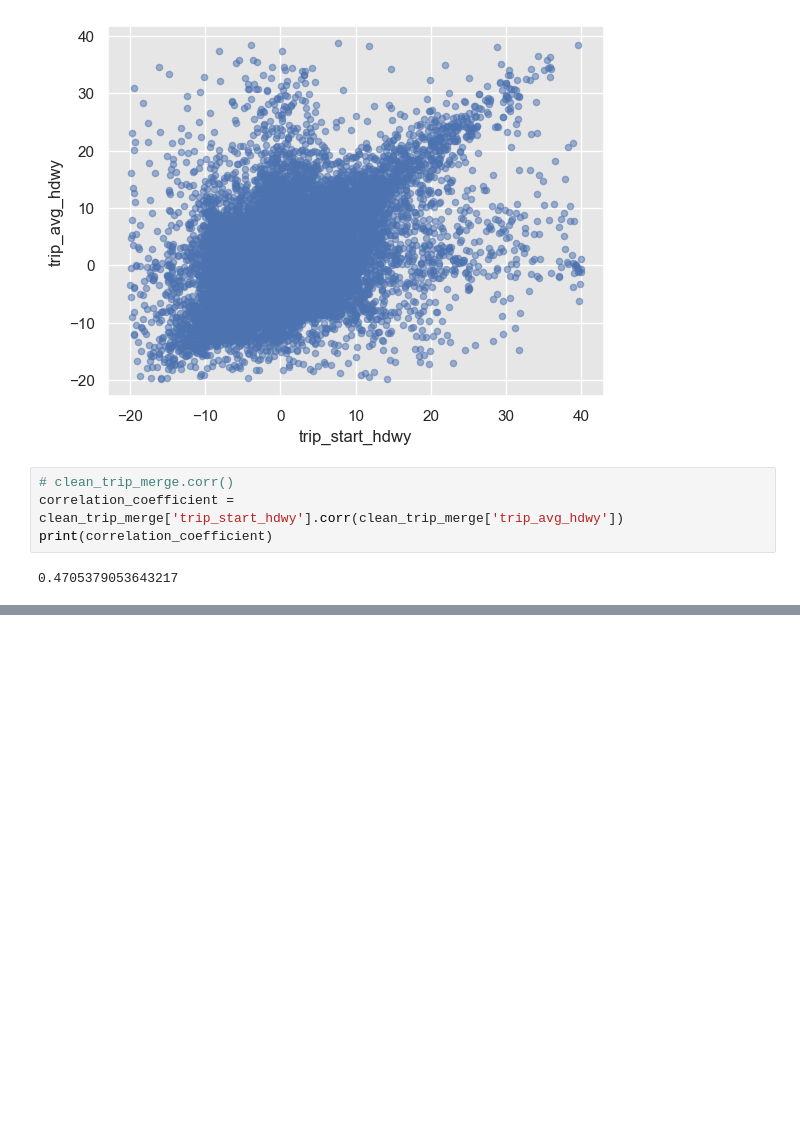
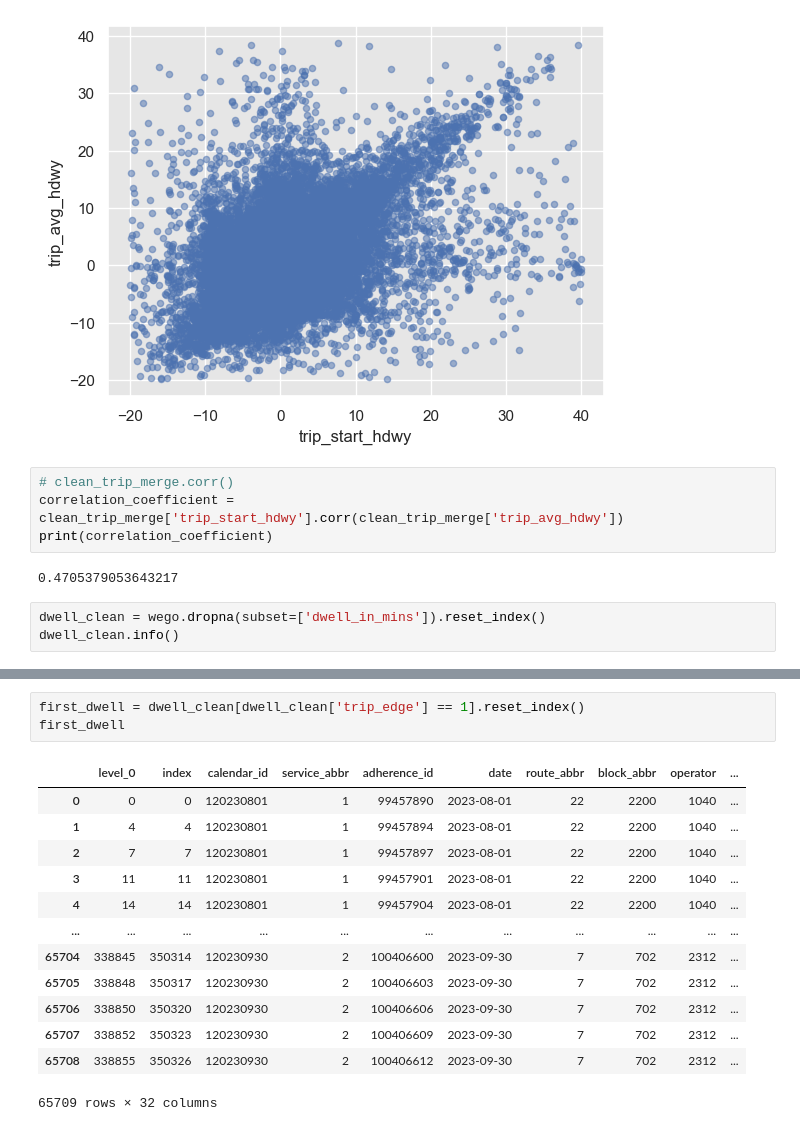
Before and after one commit to NSS-Data-Analytics-Cohort-12/wego-python-da12-python-spice-lattes, a Jupyter notebook: notebooks/WeGo.ipynb, the cells around one changed output, grey strips where cells are left out. Saved outputs shown, nothing was run; the diff lists cells and outputs as text; blank space fills up the shorter version.

```diff
--- a/notebooks/WeGo.ipynb
+++ b/notebooks/WeGo.ipynb
@@ -515,3 +515,6 @@ correlation_coefficient = clean_trip_merge['trip_start_hdwy'].corr(clean_trip_me
 print(correlation_coefficient)
 # %% [output]
 0.4705379053643217
+# %%
+dwell_clean = wego.dropna(subset=['dwell_in_mins']).reset_index()
+dwell_clean.info()
@@ -517,0 +539,17 @@ print(correlation_coefficient)
+# %%
+first_dwell = dwell_clean[dwell_clean['trip_edge'] == 1].reset_index()
+first_dwell
+# %% [output]
+|  | level_0 | index | calendar_id | service_abbr | adherence_id | date | route_abbr | block_abbr | operator | ... |
+| 0 | 0 | 0 | 120230801 | 1 | 99457890 | 2023-08-01 | 22 | 2200 | 1040 | ... |
+| 1 | 4 | 4 | 120230801 | 1 | 99457894 | 2023-08-01 | 22 | 2200 | 1040 | ... |
+| 2 | 7 | 7 | 120230801 | 1 | 99457897 | 2023-08-01 | 22 | 2200 | 1040 | ... |
+| 3 | 11 | 11 | 120230801 | 1 | 99457901 | 2023-08-01 | 22 | 2200 | 1040 | ... |
+| 4 | 14 | 14 | 120230801 | 1 | 99457904 | 2023-08-01 | 22 | 2200 | 1040 | ... |
+| ... | ... | ... | ... | ... | ... | ... | ... | ... | ... | ... |
+| 65704 | 338845 | 350314 | 120230930 | 2 | 100406600 | 2023-09-30 | 7 | 702 | 2312 | ... |
+| 65705 | 338848 | 350317 | 120230930 | 2 | 100406603 | 2023-09-30 | 7 | 702 | 2312 | ... |
+| 65706 | 338850 | 350320 | 120230930 | 2 | 100406606 | 2023-09-30 | 7 | 702 | 2312 | ... |
+| 65707 | 338852 | 350323 | 120230930 | 2 | 100406609 | 2023-09-30 | 7 | 702 | 2312 | ... |
+| 65708 | 338855 | 350326 | 120230930 | 2 | 100406612 | 2023-09-30 | 7 | 702 | 2312 | ... |
+65709 rows × 32 columns
```
Also changed, not shown: parts of 7 cells of this notebook.
